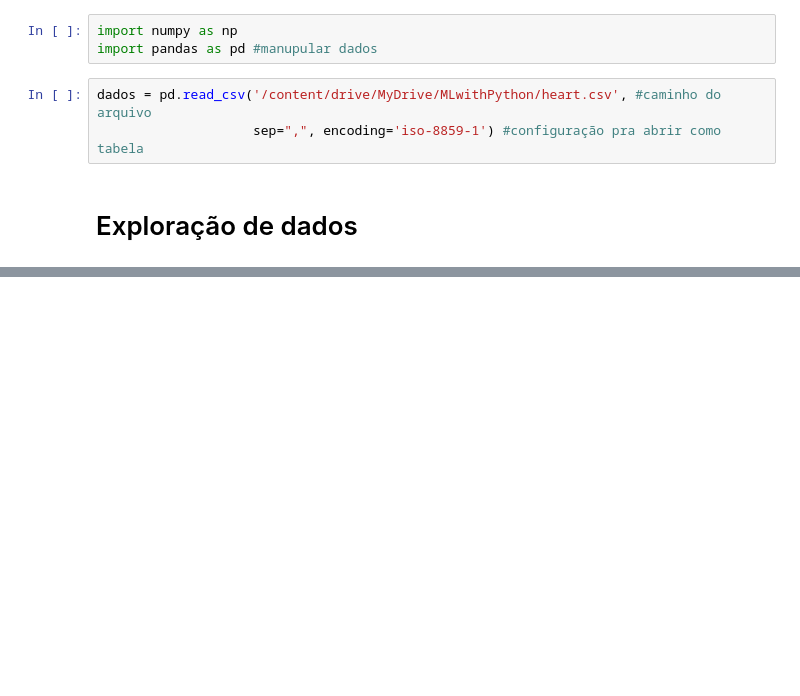
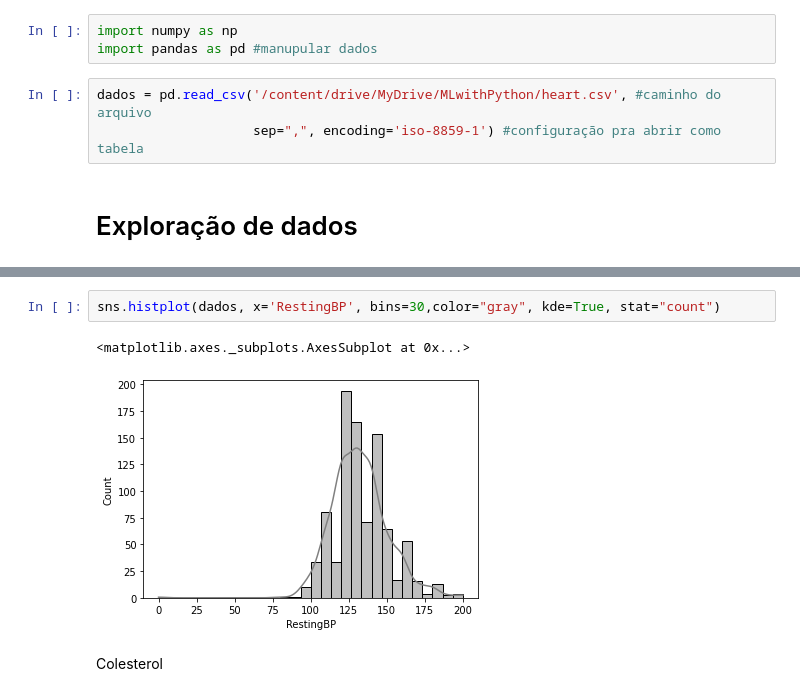
Before and after one commit to isaacunha/EstudosPython, a Jupyter notebook: exploração_de_dados.ipynb, the cells around one changed output, grey strips where cells are left out. Cells and saved outputs as stored; diff of their text form; blank space fills up the shorter version.

```diff
--- a/exploração_de_dados.ipynb
+++ b/exploração_de_dados.ipynb
@@ -21,0 +119,7 @@ dados.shape #quantidade de linhas e colunas
+# %%
+sns.histplot(dados, x='RestingBP', bins=30,color="gray", kde=True, stat="count")
+# %% [output]
+<matplotlib.axes._subplots.AxesSubplot at 0x...>
+[figure, added]
+# %% [markdown]
+Colesterol
```
Also changed, not shown: parts of 72 cells of this notebook.
